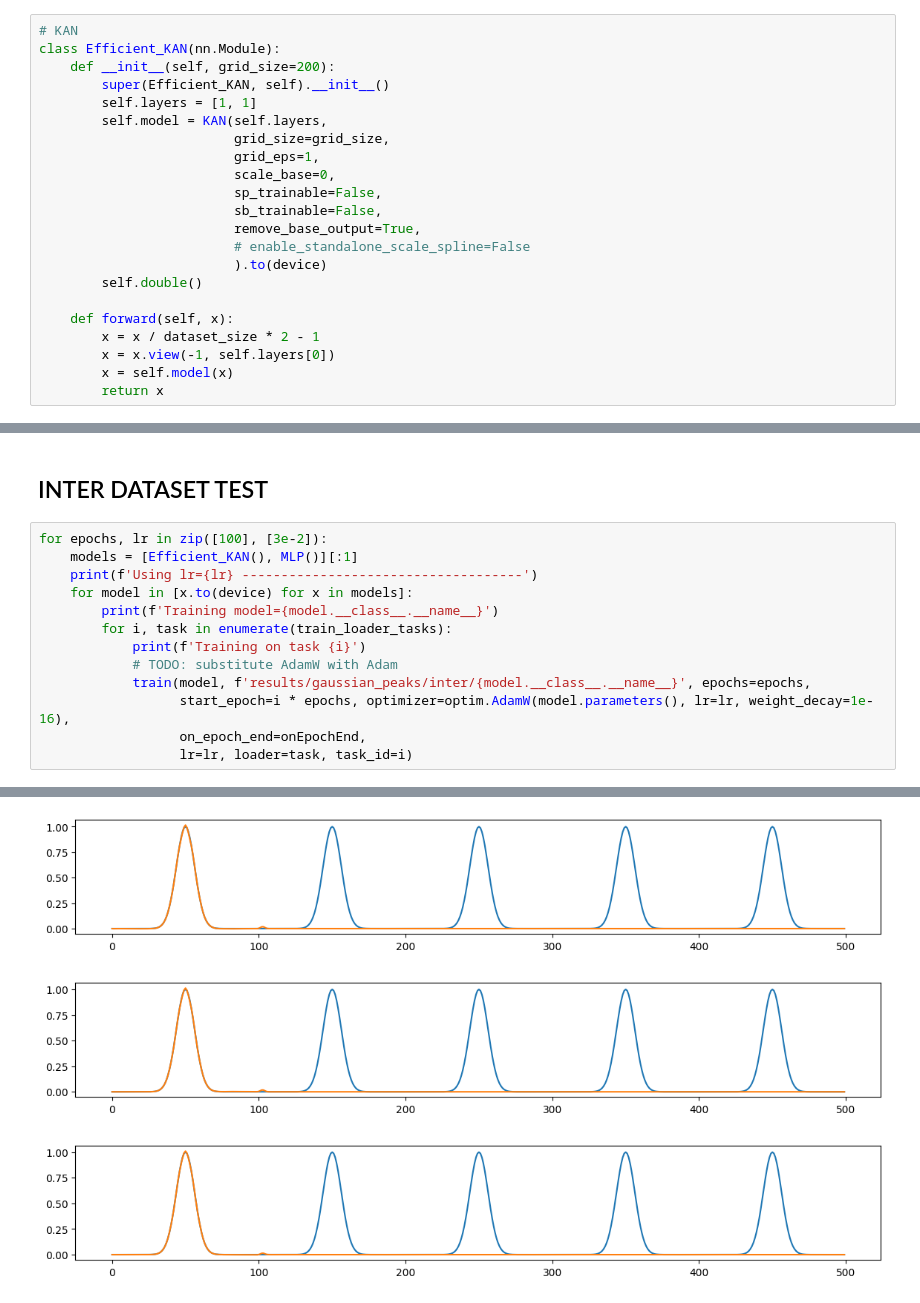
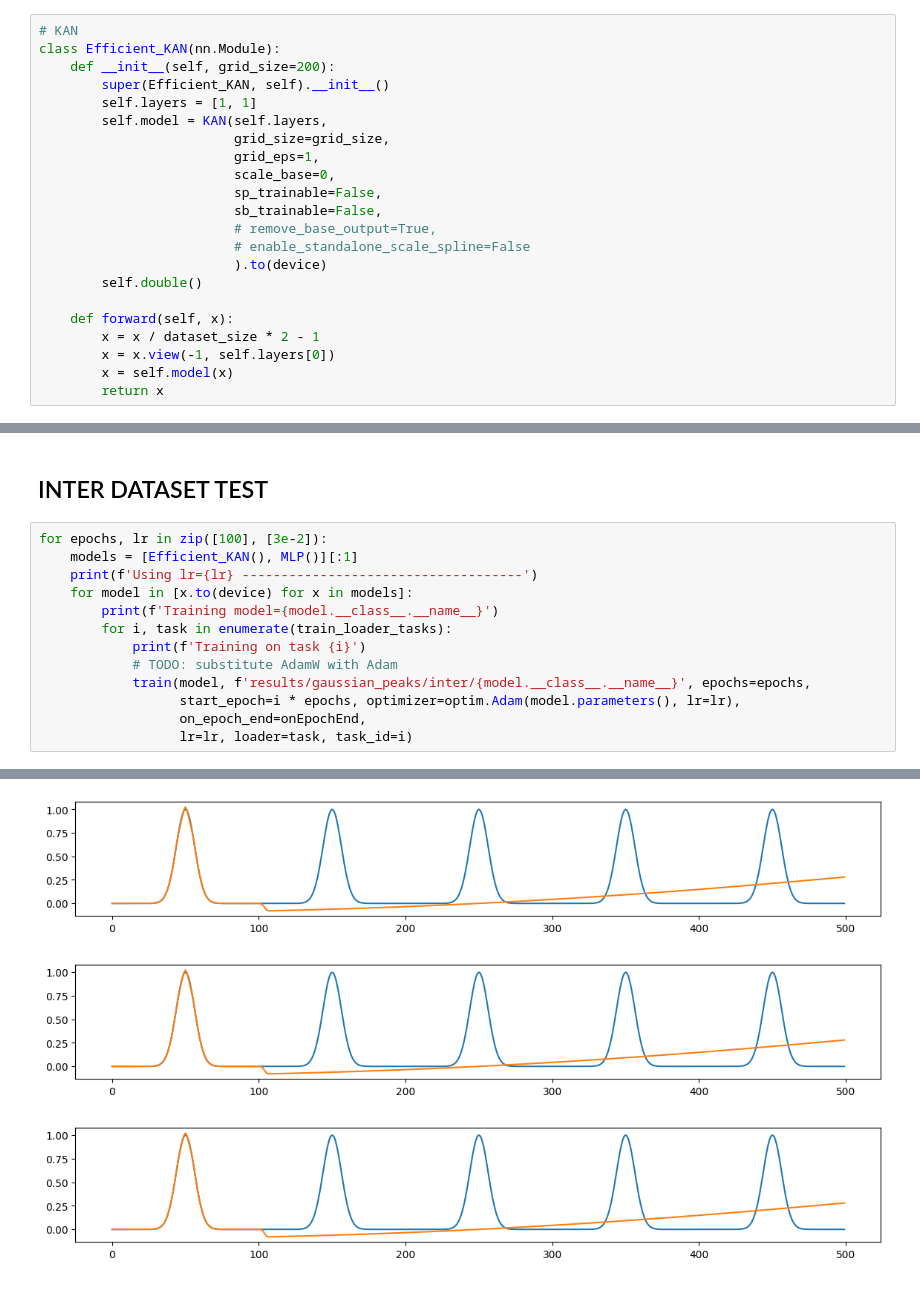
Before and after one commit to MrPio/KAN-Continual_Learning_tests, a Jupyter notebook: Is_EfficientKAN_good.ipynb, the cells around one changed output, grey strips where cells are left out. Saved outputs shown, nothing was run; the diff lists cells and outputs as text.

Commit message:
Remove unfair "remove_base_output" usage

```diff
--- a/Is_EfficientKAN_good.ipynb
+++ b/Is_EfficientKAN_good.ipynb
@@ -88,7 +88,7 @@ class Efficient_KAN(nn.Module):
                          scale_base=0,
                          sp_trainable=False,
                          sb_trainable=False,
-                         remove_base_output=True,
+                         # remove_base_output=True,
                          # enable_standalone_scale_spline=False
                          ).to(device)
         self.double()
@@ -217,7 +217,7 @@ for epochs, lr in zip([100], [3e-2]):
             print(f'Training on task {i}')
             # TODO: substitute AdamW with Adam
             train(model, f'results/gaussian_peaks/inter/{model.__class__.__name__}', epochs=epochs,
-                  start_epoch=i * epochs, optimizer=optim.AdamW(model.parameters(), lr=lr, weight_decay=1e-16),
+                  start_epoch=i * epochs, optimizer=optim.Adam(model.parameters(), lr=lr),
                   on_epoch_end=onEpochEnd,
                   lr=lr, loader=task, task_id=i)
 # %% [output]
@@ -233,3 +233,3 @@ Training on task 0
-[figure, old version]
+[figure, new version]
-[figure, old version]
+[figure, new version]
-[figure, old version]
+[figure, new version]
```
Also changed, not shown: parts of 1 cell of this notebook.
